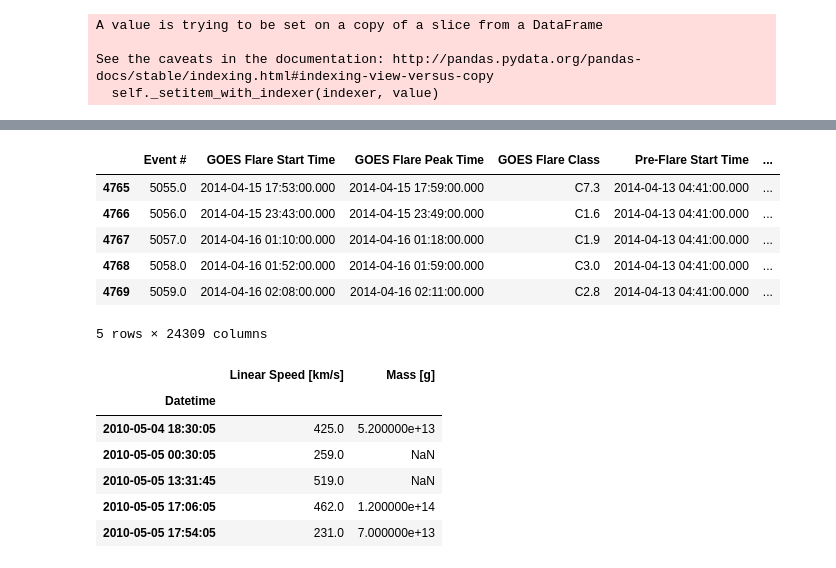
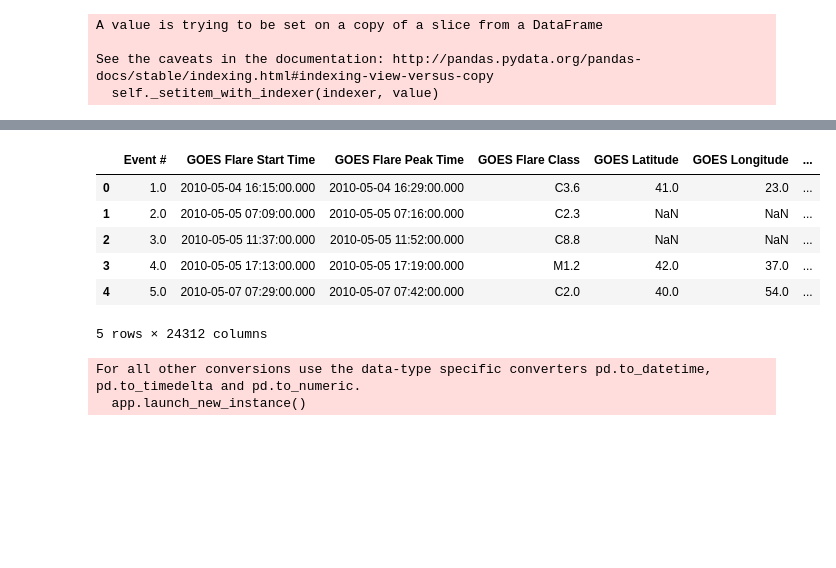
Before and after one commit to jmason86/James-s-EVE-Dimming-Index-JEDI, a Jupyter notebook: explore/explore_jedi_cdaw.ipynb, the cells around one changed output, grey strips where cells are left out. Cells and saved outputs as stored; diff of their text form; code cells hidden in the pictures; blank space fills up the shorter version.

```diff
--- a/explore/explore_jedi_cdaw.ipynb
+++ b/explore/explore_jedi_cdaw.ipynb
@@ -201,2 +227,12 @@ for jedi_row_index in range(len(jedi)):
+# %%
+jedicdaw.head()
+# %% [output]
+|  | Event # | GOES Flare Start Time | GOES Flare Peak Time | GOES Flare Class | GOES Latitude | GOES Longitude | ... |
+| 0 | 1.0 | 2010-05-04 16:15:00.000 | 2010-05-04 16:29:00.000 | C3.6 | 41.0 | 23.0 | ... |
+| 1 | 2.0 | 2010-05-05 07:09:00.000 | 2010-05-05 07:16:00.000 | C2.3 | NaN | NaN | ... |
+| 2 | 3.0 | 2010-05-05 11:37:00.000 | 2010-05-05 11:52:00.000 | C8.8 | NaN | NaN | ... |
+| 3 | 4.0 | 2010-05-05 17:13:00.000 | 2010-05-05 17:19:00.000 | M1.2 | 42.0 | 37.0 | ... |
+| 4 | 5.0 | 2010-05-07 07:29:00.000 | 2010-05-07 07:42:00.000 | C2.0 | 40.0 | 54.0 | ... |
+5 rows × 24312 columns
 # %%
 # Save that work to disk since it takes several minutes
@@ -204,23 +240,7 @@ jedicdaw.to_csv('jedicdaw_timematch', header=True, index=False, mode='w')
 # %%
 # Or load it from disk rather than running it again
-jedicdaw = pd.read_csv('jedicdaw_timematch.csv', low_memory=False)
+jedicdaw = pd.read_csv('jedicdaw_time_position_match.csv', low_memory=False)
+jedicdaw = jedicdaw.convert_objects(convert_numeric=True)
+# %% [output]
+For all other conversions use the data-type specific converters pd.to_datetime, pd.to_timedelta and pd.to_numeric.
+  app.launch_new_instance()
-# %%
-jedicdaw.tail()
-# %% [output]
-|  | Event # | GOES Flare Start Time | GOES Flare Peak Time | GOES Flare Class | Pre-Flare Start Time | ... |
-| 4765 | 5055.0 | 2014-04-15 17:53:00.000 | 2014-04-15 17:59:00.000 | C7.3 | 2014-04-13 04:41:00.000 | ... |
-| 4766 | 5056.0 | 2014-04-15 23:43:00.000 | 2014-04-15 23:49:00.000 | C1.6 | 2014-04-13 04:41:00.000 | ... |
-| 4767 | 5057.0 | 2014-04-16 01:10:00.000 | 2014-04-16 01:18:00.000 | C1.9 | 2014-04-13 04:41:00.000 | ... |
-| 4768 | 5058.0 | 2014-04-16 01:52:00.000 | 2014-04-16 01:59:00.000 | C3.0 | 2014-04-13 04:41:00.000 | ... |
-| 4769 | 5059.0 | 2014-04-16 02:08:00.000 | 2014-04-16 02:11:00.000 | C2.8 | 2014-04-13 04:41:00.000 | ... |
-5 rows × 24309 columns
-# %%
-cdaw.head()
-# %% [output]
-|  | Linear Speed [km/s] | Mass [g] |
-| Datetime |  |  |
-| 2010-05-04 18:30:05 | 425.0 | 5.200000e+13 |
-| 2010-05-05 00:30:05 | 259.0 | NaN |
-| 2010-05-05 13:31:45 | 519.0 | NaN |
-| 2010-05-05 17:06:05 | 462.0 | 1.200000e+14 |
-| 2010-05-05 17:54:05 | 231.0 | 7.000000e+13 |
```
Also changed, not shown: parts of 13 cells of this notebook.
